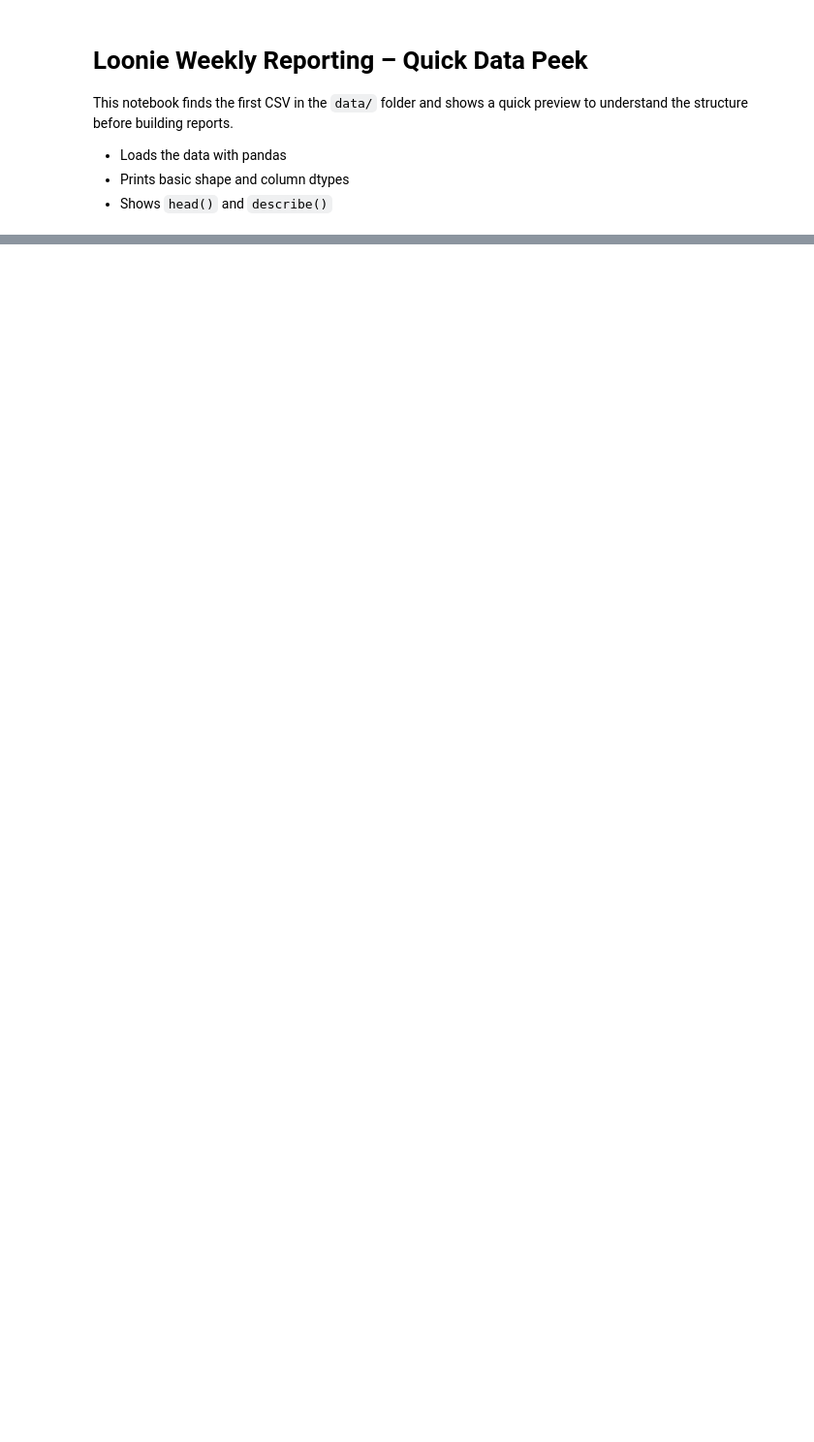
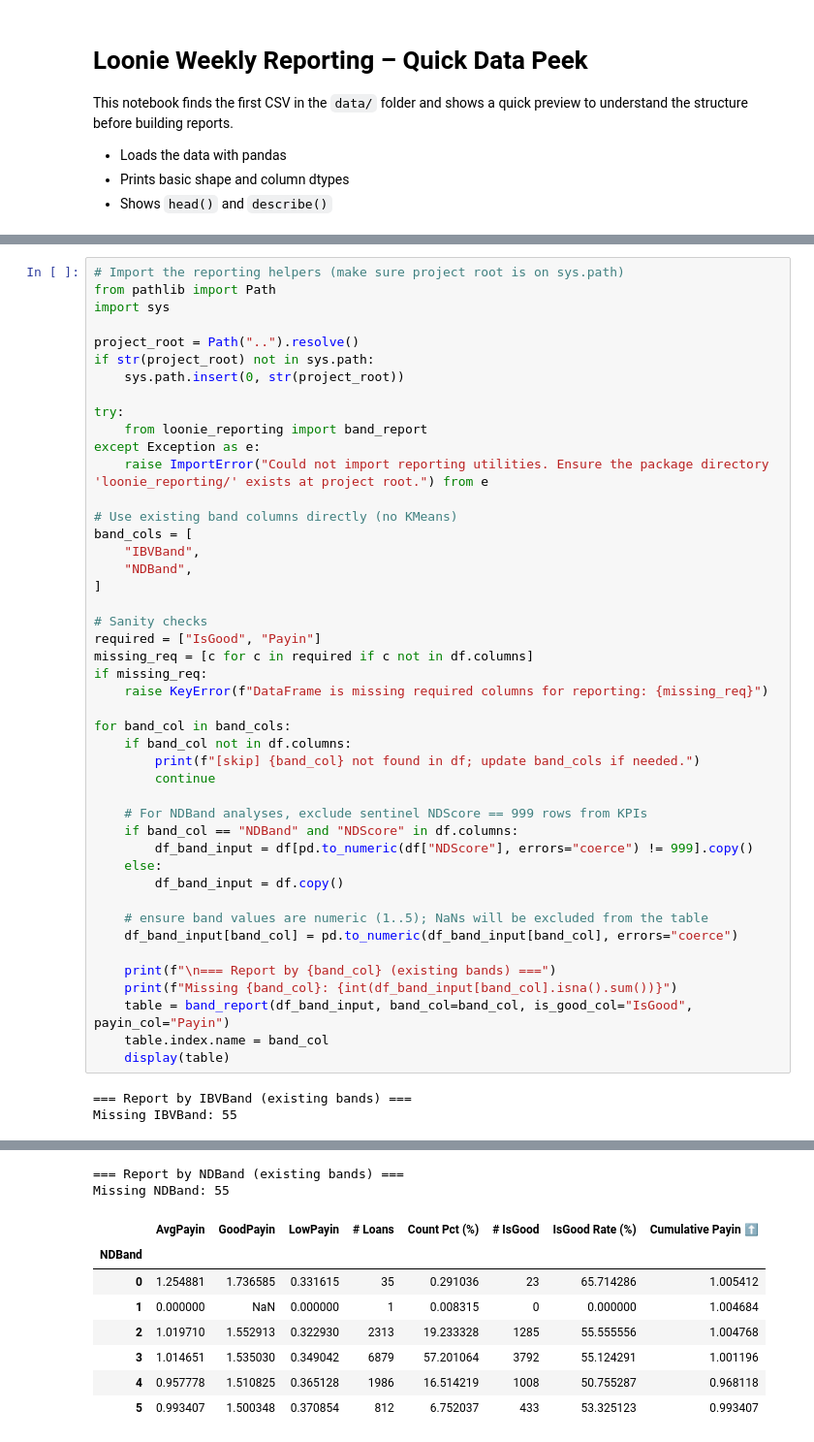
Before and after one commit to Junchen-concord/loonie_reporting, a Jupyter notebook: notebooks/01_quick_peek.ipynb, the cells around one changed output, grey strips where cells are left out. Shown: that part at 97% size. Drawn from its saved outputs; the diff is of its cells as text; blank space fills up the shorter version.

```diff
--- a/notebooks/01_quick_peek.ipynb
+++ b/notebooks/01_quick_peek.ipynb
@@ -45,0 +149,48 @@ with pd.option_context('display.max_columns', None, 'display.width', 120):
+# %%
+# Import the reporting helpers (make sure project root is on sys.path)
+from pathlib import Path
+import sys
+
+project_root = Path("..").resolve()
+if str(project_root) not in sys.path:
+    sys.path.insert(0, str(project_root))
+
+try:
+    from loonie_reporting import band_report
+except Exception as e:
+    raise ImportError("Could not import reporting utilities. Ensure the package directory 'loonie_reporting/' exists at project root.") from e
+
+# Use existing band columns directly (no KMeans)
+band_cols = [
+    "IBVBand",
+    "NDBand",
+]
+
+# Sanity checks
+required = ["IsGood", "Payin"]
+missing_req = [c for c in required if c not in df.columns]
+if missing_req:
+    raise KeyError(f"DataFrame is missing required columns for reporting: {missing_req}")
+
+for band_col in band_cols:
+    if band_col not in df.columns:
+        print(f"[skip] {band_col} not found in df; update band_cols if needed.")
+        continue
+
+    # For NDBand analyses, exclude sentinel NDScore == 999 rows from KPIs
+    if band_col == "NDBand" and "NDScore" in df.columns:
+        df_band_input = df[pd.to_numeric(df["NDScore"], errors="coerce") != 999].copy()
+    else:
+        df_band_input = df.copy()
+
+    # ensure band values are numeric (1..5); NaNs will be excluded from the table
+    df_band_input[band_col] = pd.to_numeric(df_band_input[band_col], errors="coerce")
+
+    print(f"\n=== Report by {band_col} (existing bands) ===")
+    print(f"Missing {band_col}: {int(df_band_input[band_col].isna().sum())}")
+    table = band_report(df_band_input, band_col=band_col, is_good_col="IsGood", payin_col="Payin")
+    table.index.name = band_col
+    display(table)
+# %% [output]
+=== Report by IBVBand (existing bands) ===
+Missing IBVBand: 55
@@ -45,0 +204,10 @@ with pd.option_context('display.max_columns', None, 'display.width', 120):
+=== Report by NDBand (existing bands) ===
+Missing NDBand: 55
+|  | AvgPayin | GoodPayin | LowPayin | # Loans | Count Pct (%) | # IsGood | IsGood Rate (%) | Cumulative Payin ⬆️ |
+| NDBand |  |  |  |  |  |  |  |  |
+| 0 | 1.254881 | 1.736585 | 0.331615 | 35 | 0.291036 | 23 | 65.714286 | 1.005412 |
+| 1 | 0.000000 | NaN | 0.000000 | 1 | 0.008315 | 0 | 0.000000 | 1.004684 |
+| 2 | 1.019710 | 1.552913 | 0.322930 | 2313 | 19.233328 | 1285 | 55.555556 | 1.004768 |
+| 3 | 1.014651 | 1.535030 | 0.349042 | 6879 | 57.201064 | 3792 | 55.124291 | 1.001196 |
+| 4 | 0.957778 | 1.510825 | 0.365128 | 1986 | 16.514219 | 1008 | 50.755287 | 0.968118 |
+| 5 | 0.993407 | 1.500348 | 0.370854 | 812 | 6.752037 | 433 | 53.325123 | 0.993407 |
```
Also changed, not shown: parts of 15 cells of this notebook, 4 other files.
